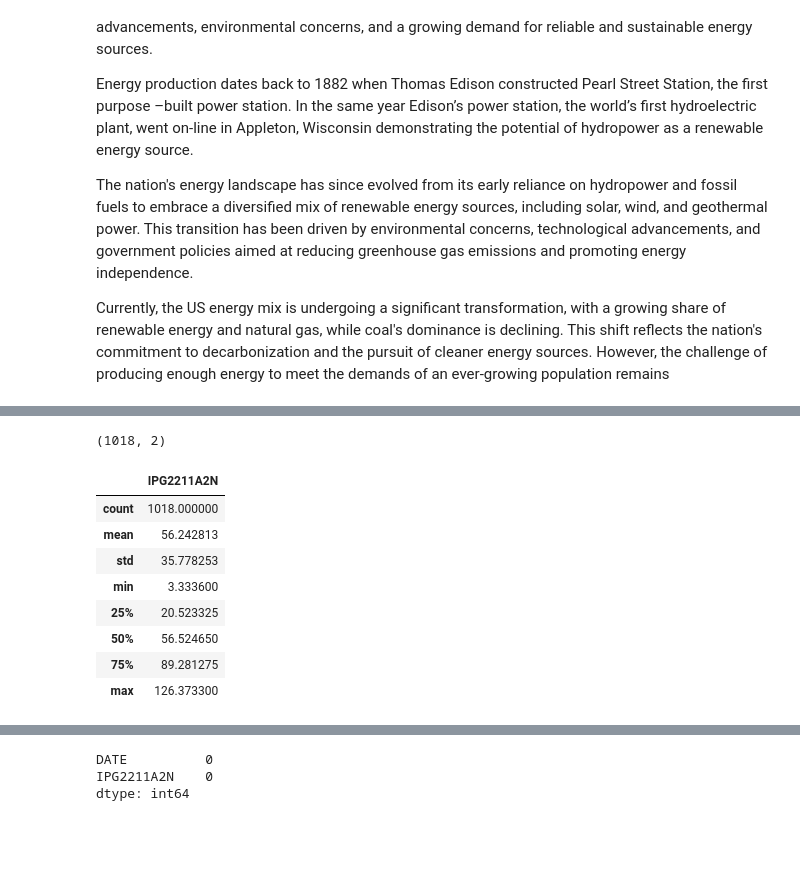
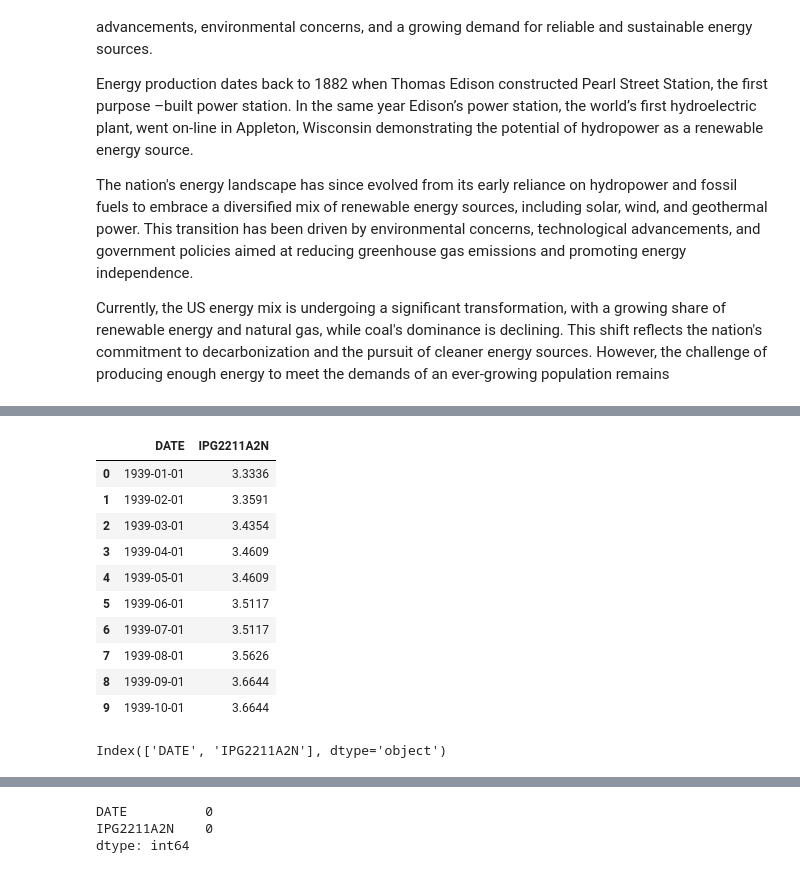
Before and after one commit to DennisMuendo/dsc-project-phase-4, a Jupyter notebook: Energy Prediction.ipynb, the cells around one changed output, grey strips where cells are left out. Saved outputs shown, nothing was run; the diff lists cells and outputs as text; code cells hidden in the pictures; blank space fills up the shorter version.

```diff
--- a/Energy Prediction.ipynb
+++ b/Energy Prediction.ipynb
@@ -98,16 +82,0 @@ memory usage: 16.0+ KB
-# %%
-energy_df.shape
-# %% [output]
-(1018, 2)
-# %%
-energy_df.describe()
-# %% [output]
-|  | IPG2211A2N |
-| count | 1018.000000 |
-| mean | 56.242813 |
-| std | 35.778253 |
-| min | 3.333600 |
-| 25% | 20.523325 |
-| 50% | 56.524650 |
-| 75% | 89.281275 |
-| max | 126.373300 |
@@ -113,0 +85,22 @@ energy_df.describe()
+# %%
+# Read energy data from CSV file into dataframe
+energy_df = pd.read_csv('IPG2211A2N.csv')
+# Preview first 10 records
+energy_df.head(10)
+# %% [output]
+|  | DATE | IPG2211A2N |
+| 0 | 1939-01-01 | 3.3336 |
+| 1 | 1939-02-01 | 3.3591 |
+| 2 | 1939-03-01 | 3.4354 |
+| 3 | 1939-04-01 | 3.4609 |
+| 4 | 1939-05-01 | 3.4609 |
+| 5 | 1939-06-01 | 3.5117 |
+| 6 | 1939-07-01 | 3.5117 |
+| 7 | 1939-08-01 | 3.5626 |
+| 8 | 1939-09-01 | 3.6644 |
+| 9 | 1939-10-01 | 3.6644 |
+# %%
+# Check column names
+energy_df.columns
+# %% [output]
+Index(['DATE', 'IPG2211A2N'], dtype='object')
```
Also changed, not shown: parts of 74 cells of this notebook.
